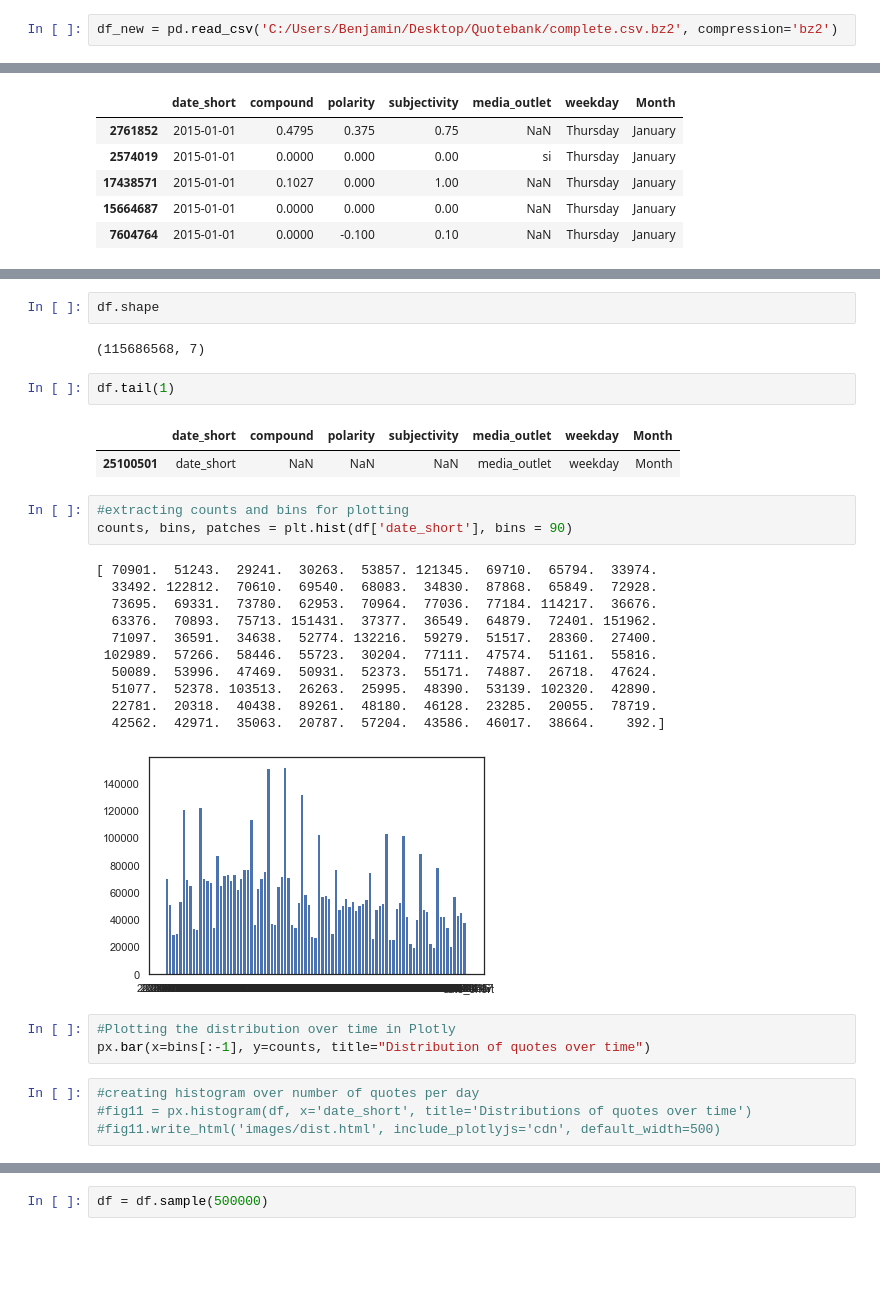
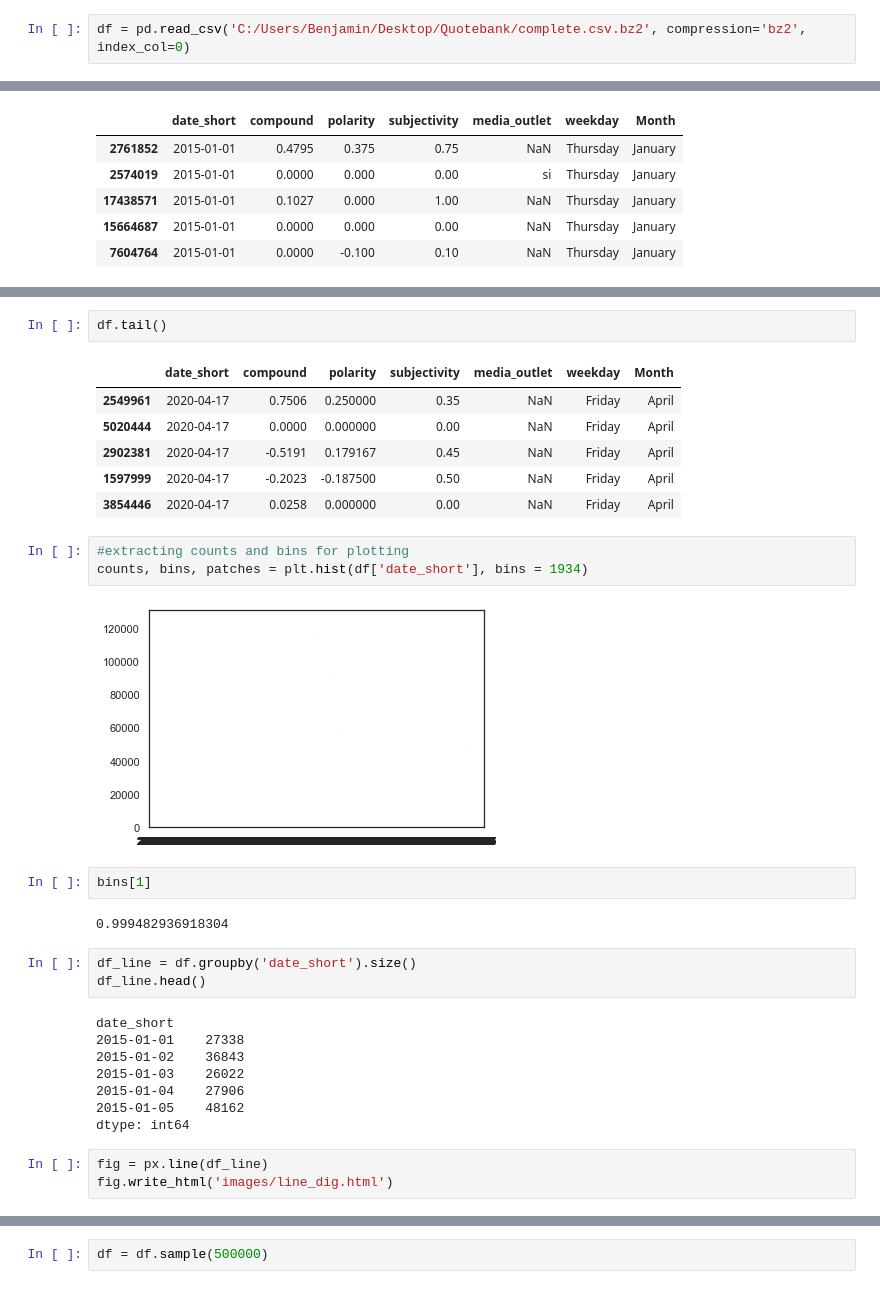
Before and after one commit to epfl-ada/ada-2021-project-gutta-boys, a Jupyter notebook: benjamin.ipynb, the cells around one changed output, grey strips where cells are left out. Saved outputs shown, nothing was run; the diff lists cells and outputs as text; blank space fills up the shorter version.

Commit message:
Added time trends

```diff
--- a/benjamin.ipynb
+++ b/benjamin.ipynb
@@ -136,7 +136,7 @@ d.to_csv(path_or_buf='C:/Users/Benjamin/Desktop/Quotebank/complete.csv.bz2', com
 # %% [markdown]
 ### Analysis
 # %%
-df_new = pd.read_csv('C:/Users/Benjamin/Desktop/Quotebank/complete.csv.bz2', compression='bz2')
+df = pd.read_csv('C:/Users/Benjamin/Desktop/Quotebank/complete.csv.bz2', compression='bz2', index_col=0)
 # %%
 df.head()
 # %% [output]
@@ -158,31 +149,32 @@ plt.hist(df['date_short'])
 # %%
-df.shape
+df.tail()
 # %% [output]
-(115686568, 7)
+|  | date_short | compound | polarity | subjectivity | media_outlet | weekday | Month |
+| 2549961 | 2020-04-17 | 0.7506 | 0.250000 | 0.35 | NaN | Friday | April |
+| 5020444 | 2020-04-17 | 0.0000 | 0.000000 | 0.00 | NaN | Friday | April |
+| 2902381 | 2020-04-17 | -0.5191 | 0.179167 | 0.45 | NaN | Friday | April |
+| 1597999 | 2020-04-17 | -0.2023 | -0.187500 | 0.50 | NaN | Friday | April |
+| 3854446 | 2020-04-17 | 0.0258 | 0.000000 | 0.00 | NaN | Friday | April |
-# %%
-df.tail(1)
-# %% [output]
-|  | date_short | compound | polarity | subjectivity | media_outlet | weekday | Month |
-| 25100501 | date_short | NaN | NaN | NaN | media_outlet | weekday | Month |
 # %%
 #extracting counts and bins for plotting
-counts, bins, patches = plt.hist(df['date_short'], bins = 90)
+counts, bins, patches = plt.hist(df['date_short'], bins = 1934)
 # %% [output]
-[ 70901.  51243.  29241.  30263.  53857. 121345.  69710.  65794.  33974.
-  33492. 122812.  70610.  69540.  68083.  34830.  87868.  65849.  72928.
-  73695.  69331.  73780.  62953.  70964.  77036.  77184. 114217.  36676.
-  63376.  70893.  75713. 151431.  37377.  36549.  64879.  72401. 151962.
-  71097.  36591.  34638.  52774. 132216.  59279.  51517.  28360.  27400.
- 102989.  57266.  58446.  55723.  30204.  77111.  47574.  51161.  55816.
-  50089.  53996.  47469.  50931.  52373.  55171.  74887.  26718.  47624.
-  51077.  52378. 103513.  26263.  25995.  48390.  53139. 102320.  42890.
-  22781.  20318.  40438.  89261.  48180.  46128.  23285.  20055.  78719.
-  42562.  42971.  35063.  20787.  57204.  43586.  46017.  38664.    392.]
-[figure, old version]
+[figure, new version]
-# %%
-#Plotting the distribution over time in Plotly
-px.bar(x=bins[:-1], y=counts, title="Distribution of quotes over time")
-# %%
-#creating histogram over number of quotes per day
-#fig11 = px.histogram(df, x='date_short', title='Distributions of quotes over time')
-#fig11.write_html('images/dist.html', include_plotlyjs='cdn', default_width=500)
+# %%
+bins[1]
+# %% [output]
+0.999482936918304
+# %%
+df_line = df.groupby('date_short').size()
+df_line.head()
+# %% [output]
+date_short
+2015-01-01    27338
+2015-01-02    36843
+2015-01-03    26022
+2015-01-04    27906
+2015-01-05    48162
+dtype: int64
+# %%
+fig = px.line(df_line)
+fig.write_html('images/line_dig.html')
```
Also changed, not shown: parts of 5 cells of this notebook, 2 other files.
